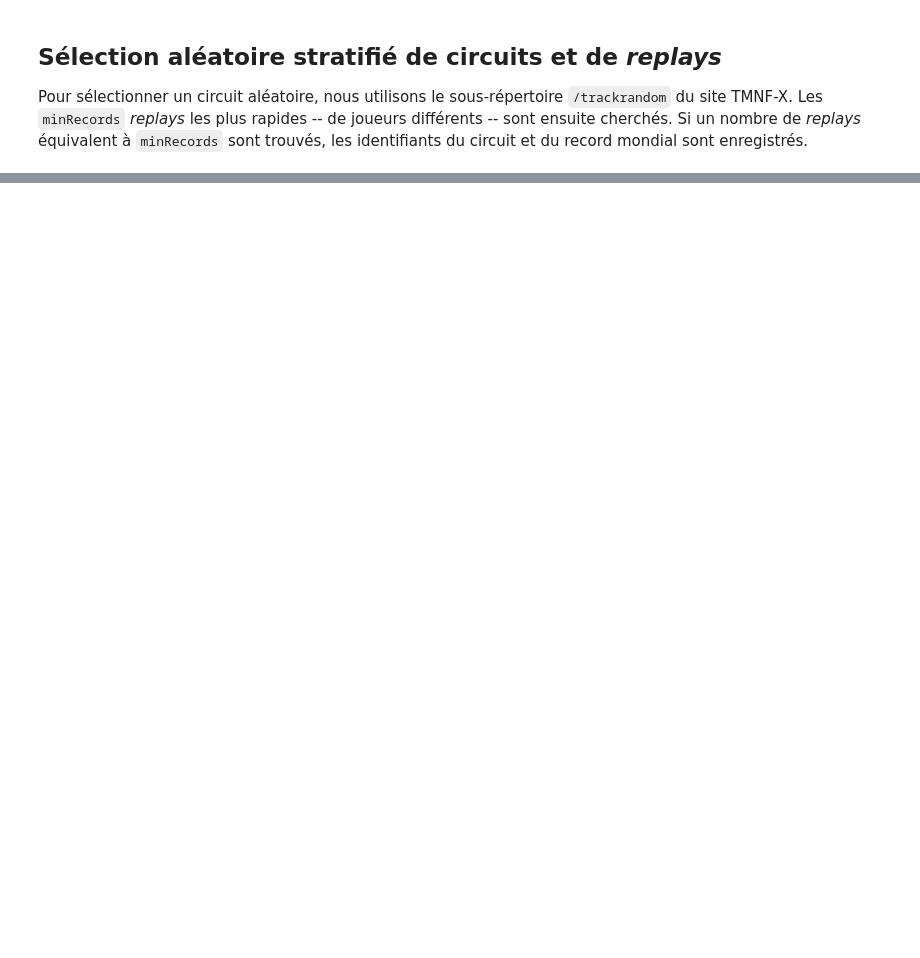
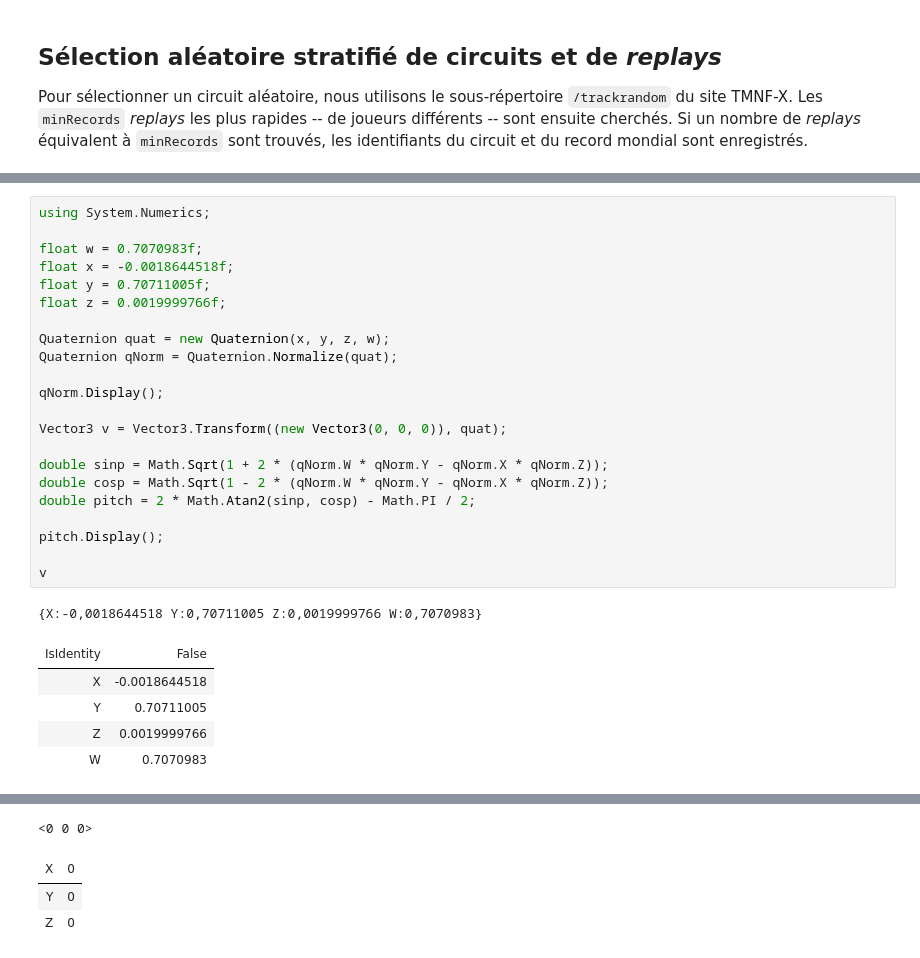
Before and after one commit to DarkMattrMaestro/StatsProjectTMNF, a Jupyter notebook: MainCodebase.ipynb, the cells around one changed output, grey strips where cells are left out. Drawn from its saved outputs; the diff is of its cells as text; blank space fills up the shorter version.

```diff
--- a/MainCodebase.ipynb
+++ b/MainCodebase.ipynb
@@ -797,0 +857,29 @@ Error: System.ArgumentException: .NET number values such as positive and negativ
+# %%
+using System.Numerics;
+
+float w = 0.7070983f;
+float x = -0.0018644518f;
+float y = 0.70711005f;
+float z = 0.0019999766f;
+
+Quaternion quat = new Quaternion(x, y, z, w);
+Quaternion qNorm = Quaternion.Normalize(quat);
+
+qNorm.Display();
+
+Vector3 v = Vector3.Transform((new Vector3(0, 0, 0)), quat);
+
+double sinp = Math.Sqrt(1 + 2 * (qNorm.W * qNorm.Y - qNorm.X * qNorm.Z));
+double cosp = Math.Sqrt(1 - 2 * (qNorm.W * qNorm.Y - qNorm.X * qNorm.Z));
+double pitch = 2 * Math.Atan2(sinp, cosp) - Math.PI / 2;
+
+pitch.Display();
+
+v
+# %% [output]
+{X:-0,0018644518 Y:0,70711005 Z:0,0019999766 W:0,7070983}
+| IsIdentity | False |
+| X | -0.0018644518 |
+| Y | 0.70711005 |
+| Z | 0.0019999766 |
+| W | 0.7070983 |
@@ -797,0 +887,4 @@ Error: System.ArgumentException: .NET number values such as positive and negativ
+<0 0 0>
+| X | 0 |
+| Y | 0 |
+| Z | 0 |
```
Also changed, not shown: parts of 3 cells of this notebook.
